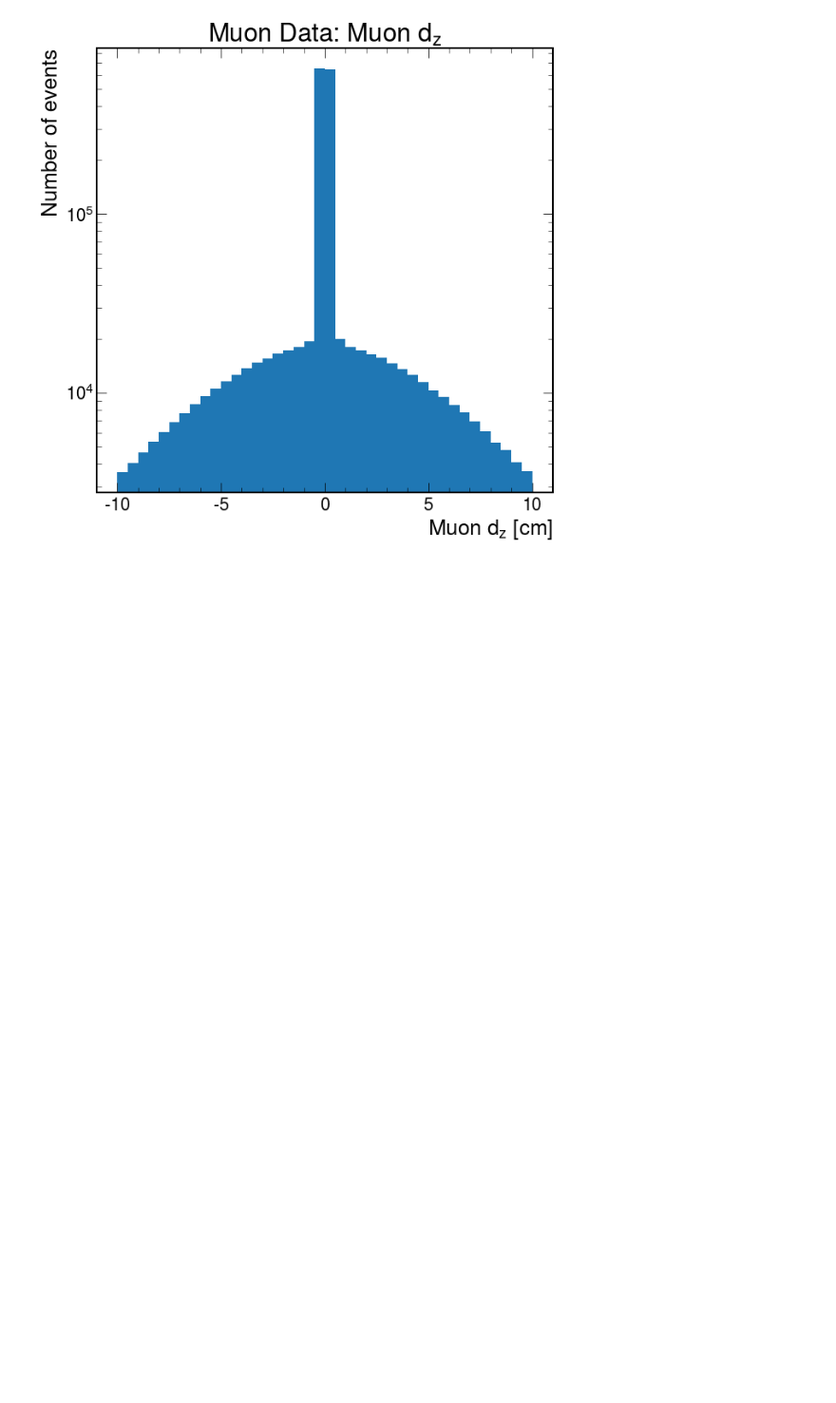
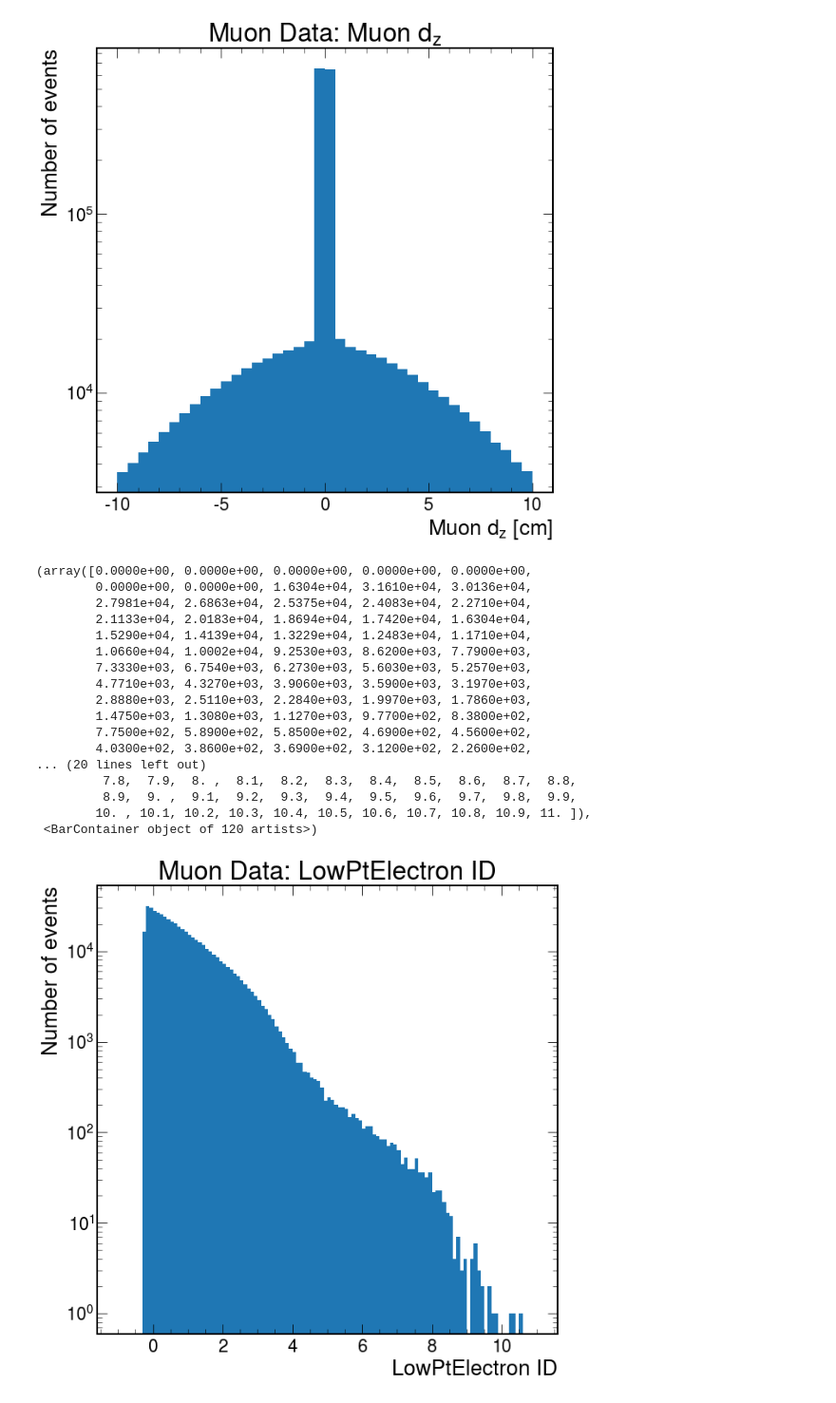
Before and after one commit to ku-cms/LeptonStudies, a Jupyter notebook: notebooks/electron_tnp_Jpsi_mass.ipynb, the cells around one changed output. Shown: that part at 95% size. Saved outputs shown, nothing was run; the diff lists cells and outputs as text; code cells hidden in the pictures; blank space fills up the shorter version.

Commit message:
Plot low pt electron ID.

```diff
--- a/notebooks/electron_tnp_Jpsi_mass.ipynb
+++ b/notebooks/electron_tnp_Jpsi_mass.ipynb
@@ -299,6 +301,34 @@ ax.hist(ak.flatten(data_events.Muon.dz), bins=np.linspace(-10.0, 10.0, 41), log=
 [figure]
 [figure]
 [figure]
+# %%
+# Muon Data
+
+# LowPtElectron ID
+fig, ax = plt.subplots()
+ax.set_title(r"Muon Data: LowPtElectron ID")
+ax.set_xlabel(r"LowPtElectron ID")
+ax.set_ylabel(r"Number of events")
+ax.hist(ak.flatten(data_events.LowPtElectron.ID), bins=np.linspace(-1.0, 11.0, 121), log=True)
+# %% [output]
+(array([0.0000e+00, 0.0000e+00, 0.0000e+00, 0.0000e+00, 0.0000e+00,
+        0.0000e+00, 0.0000e+00, 1.6304e+04, 3.1610e+04, 3.0136e+04,
+        2.7981e+04, 2.6863e+04, 2.5375e+04, 2.4083e+04, 2.2710e+04,
+        2.1133e+04, 2.0183e+04, 1.8694e+04, 1.7420e+04, 1.6304e+04,
+        1.5290e+04, 1.4139e+04, 1.3229e+04, 1.2483e+04, 1.1710e+04,
+        1.0660e+04, 1.0002e+04, 9.2530e+03, 8.6200e+03, 7.7900e+03,
+        7.3330e+03, 6.7540e+03, 6.2730e+03, 5.6030e+03, 5.2570e+03,
+        4.7710e+03, 4.3270e+03, 3.9060e+03, 3.5900e+03, 3.1970e+03,
+        2.8880e+03, 2.5110e+03, 2.2840e+03, 1.9970e+03, 1.7860e+03,
+        1.4750e+03, 1.3080e+03, 1.1270e+03, 9.7700e+02, 8.3800e+02,
+        7.7500e+02, 5.8900e+02, 5.8500e+02, 4.6900e+02, 4.5600e+02,
+        4.0300e+02, 3.8600e+02, 3.6900e+02, 3.1200e+02, 2.2600e+02,
+... (20 lines left out)
+         7.8,  7.9,  8. ,  8.1,  8.2,  8.3,  8.4,  8.5,  8.6,  8.7,  8.8,
+         8.9,  9. ,  9.1,  9.2,  9.3,  9.4,  9.5,  9.6,  9.7,  9.8,  9.9,
+        10. , 10.1, 10.2, 10.3, 10.4, 10.5, 10.6, 10.7, 10.8, 10.9, 11. ]),
+ <BarContainer object of 120 artists>)
+[figure, added]
 # %%
 # dilepton mass plots
 
```
Also changed, not shown: parts of 3 cells of this notebook, 1 other file.
